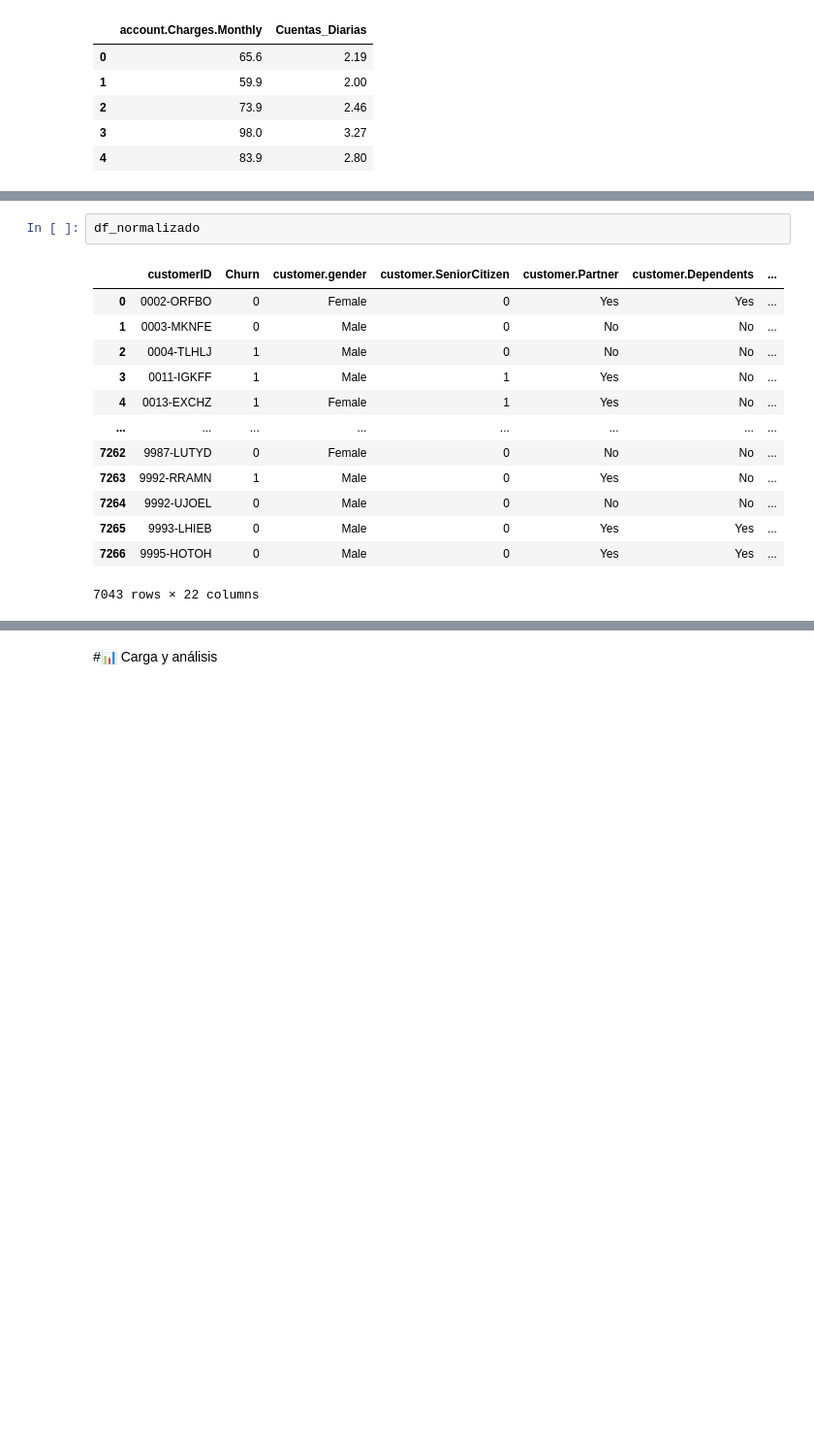
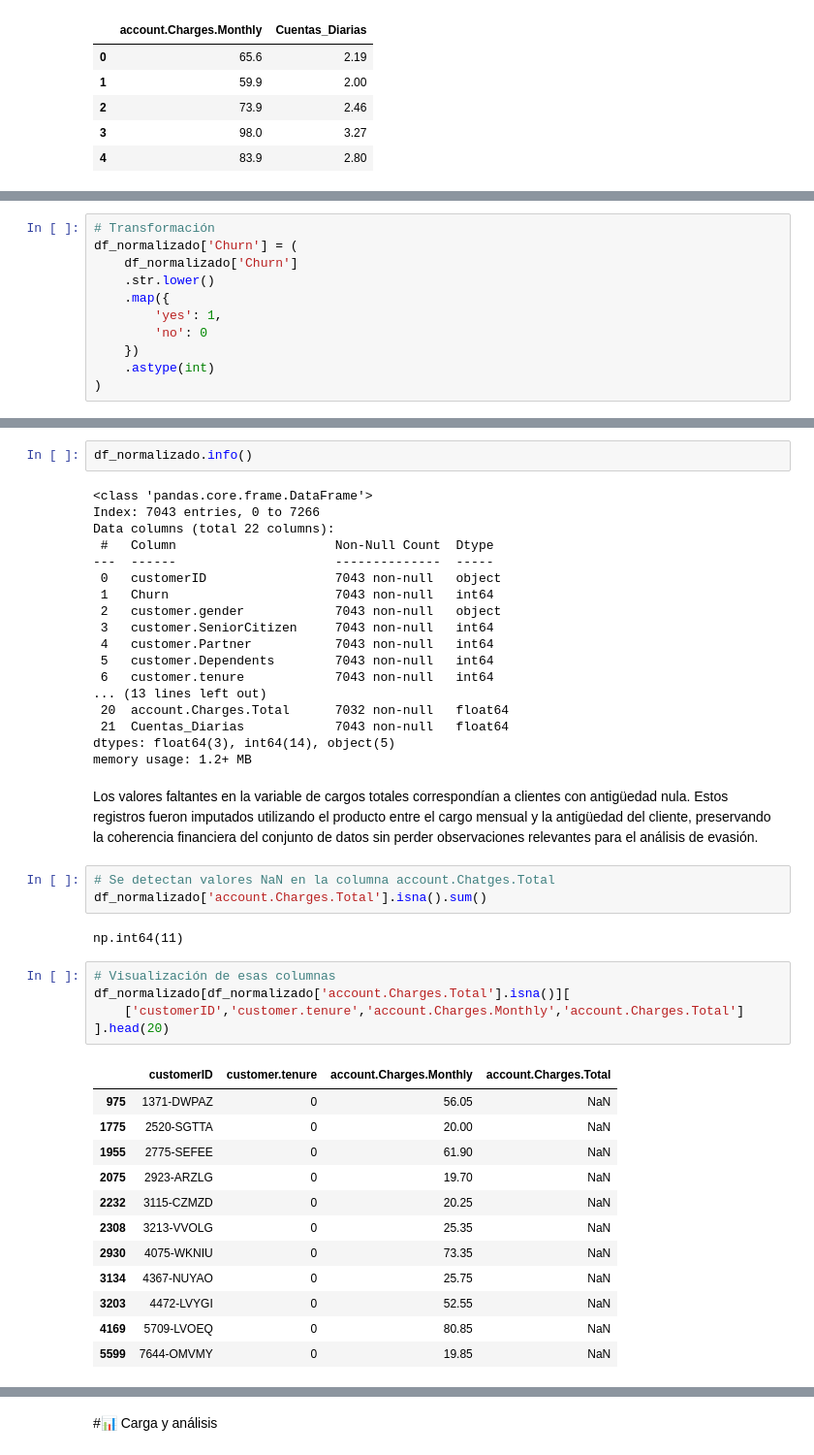
Before and after one commit to DaniGa-Mo/Challenge_TelecomX, a Jupyter notebook: TelecomX_LATAM.ipynb, the cells around one changed output, grey strips where cells are left out. Shown at 97% size. Saved outputs shown, nothing was run; the diff lists cells and outputs as text; blank space fills up the shorter version.

```diff
--- a/TelecomX_LATAM.ipynb
+++ b/TelecomX_LATAM.ipynb
@@ -218,0 +198,11 @@ df_normalizado.head()
+# %%
+# Transformación
+df_normalizado['Churn'] = (
+    df_normalizado['Churn']
+    .str.lower()
+    .map({
+        'yes': 1,
+        'no': 0
+    })
+    .astype(int)
+)
@@ -219,16 +258,45 @@ df_normalizado.head()
 # %%
-df_normalizado
+df_normalizado.info()
 # %% [output]
-|  | customerID | Churn | customer.gender | customer.SeniorCitizen | customer.Partner | customer.Dependents | ... |
-| 0 | 0002-ORFBO | 0 | Female | 0 | Yes | Yes | ... |
-| 1 | 0003-MKNFE | 0 | Male | 0 | No | No | ... |
-| 2 | 0004-TLHLJ | 1 | Male | 0 | No | No | ... |
-| 3 | 0011-IGKFF | 1 | Male | 1 | Yes | No | ... |
-| 4 | 0013-EXCHZ | 1 | Female | 1 | Yes | No | ... |
-| ... | ... | ... | ... | ... | ... | ... | ... |
-| 7262 | 9987-LUTYD | 0 | Female | 0 | No | No | ... |
-| 7263 | 9992-RRAMN | 1 | Male | 0 | Yes | No | ... |
-| 7264 | 9992-UJOEL | 0 | Male | 0 | No | No | ... |
-| 7265 | 9993-LHIEB | 0 | Male | 0 | Yes | Yes | ... |
-| 7266 | 9995-HOTOH | 0 | Male | 0 | Yes | Yes | ... |
-7043 rows × 22 columns
+<class 'pandas.core.frame.DataFrame'>
+Index: 7043 entries, 0 to 7266
+Data columns (total 22 columns):
+ #   Column                     Non-Null Count  Dtype
+---  ------                     --------------  -----
+ 0   customerID                 7043 non-null   object
+ 1   Churn                      7043 non-null   int64
+ 2   customer.gender            7043 non-null   object
+ 3   customer.SeniorCitizen     7043 non-null   int64
+ 4   customer.Partner           7043 non-null   int64
+ 5   customer.Dependents        7043 non-null   int64
+ 6   customer.tenure            7043 non-null   int64
+... (13 lines left out)
+ 20  account.Charges.Total      7032 non-null   float64
+ 21  Cuentas_Diarias            7043 non-null   float64
+dtypes: float64(3), int64(14), object(5)
+memory usage: 1.2+ MB
+# %% [markdown]
+Los valores faltantes en la variable de cargos totales correspondían a clientes con antigüedad nula. Estos registros fueron imputados utilizando el producto entre el cargo mensual y la antigüedad del cliente, preservando la coherencia financiera del conjunto de datos sin perder observaciones relevantes para el análisis de evasión.
+# %%
+# Se detectan valores NaN en la columna account.Chatges.Total
+df_normalizado['account.Charges.Total'].isna().sum()
+# %% [output]
+np.int64(11)
+# %%
+# Visualización de esas columnas
+df_normalizado[df_normalizado['account.Charges.Total'].isna()][
+    ['customerID','customer.tenure','account.Charges.Monthly','account.Charges.Total']
+].head(20)
+# %% [output]
+|  | customerID | customer.tenure | account.Charges.Monthly | account.Charges.Total |
+| 975 | 1371-DWPAZ | 0 | 56.05 | NaN |
+| 1775 | 2520-SGTTA | 0 | 20.00 | NaN |
+| 1955 | 2775-SEFEE | 0 | 61.90 | NaN |
+| 2075 | 2923-ARZLG | 0 | 19.70 | NaN |
+| 2232 | 3115-CZMZD | 0 | 20.25 | NaN |
+| 2308 | 3213-VVOLG | 0 | 25.35 | NaN |
+| 2930 | 4075-WKNIU | 0 | 73.35 | NaN |
+| 3134 | 4367-NUYAO | 0 | 25.75 | NaN |
+| 3203 | 4472-LVYGI | 0 | 52.55 | NaN |
+| 4169 | 5709-LVOEQ | 0 | 80.85 | NaN |
+| 5599 | 7644-OMVMY | 0 | 19.85 | NaN |
```
Also changed, not shown: parts of 28 cells of this notebook.
